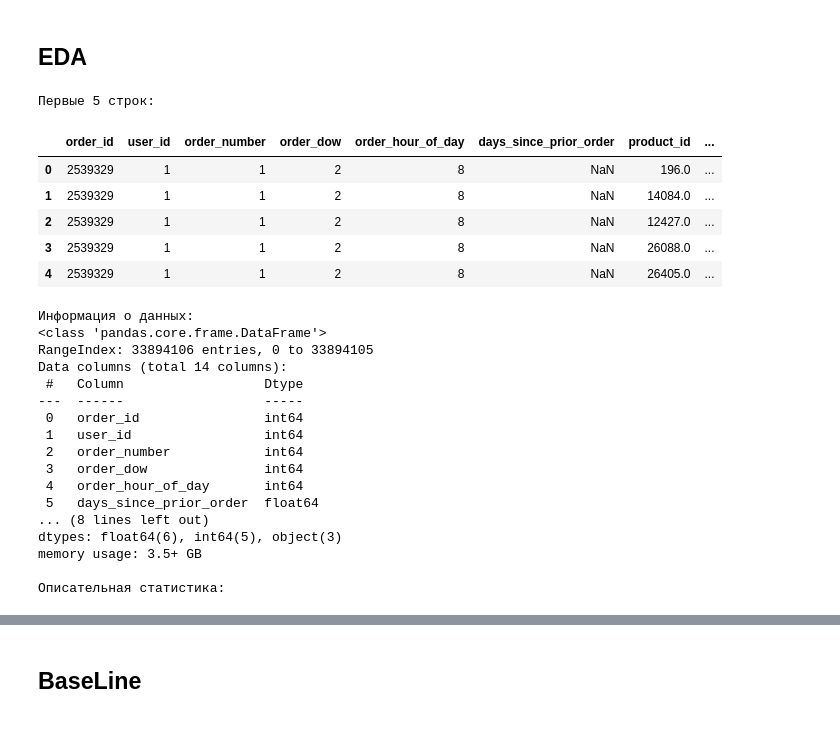
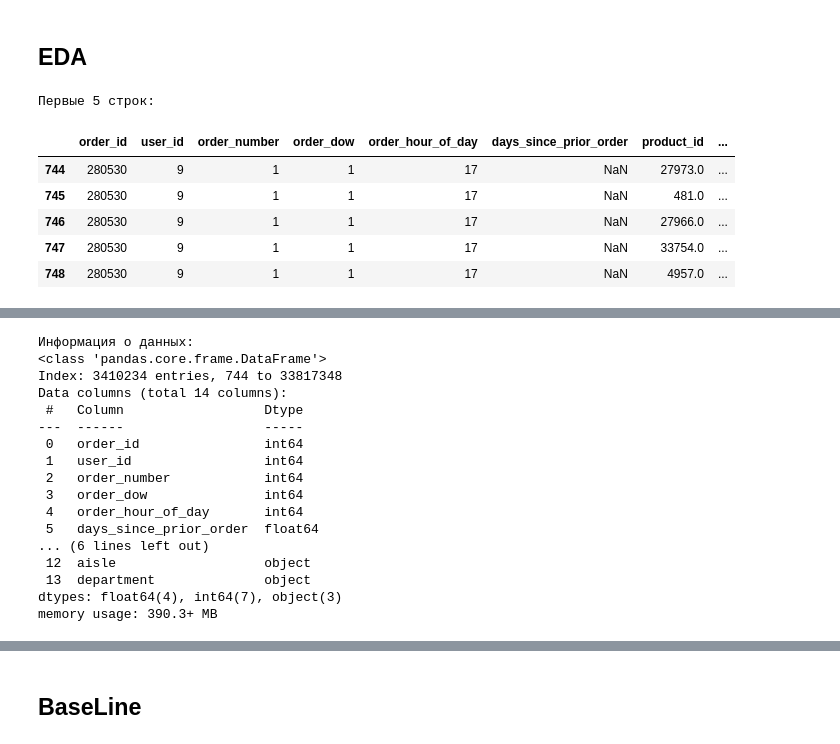
Before and after one commit to dpGorbunov/mfdp, a Jupyter notebook: Урок 4. Формулируем задачу в терминах ML.ipynb, the cells around one changed output, grey strips where cells are left out. Drawn from its saved outputs; the diff is of its cells as text; code cells hidden in the pictures.

```diff
--- a/Урок 4. Формулируем задачу в терминах ML.ipynb
+++ b/Урок 4. Формулируем задачу в терминах ML.ipynb
@@ -163,4 +109,7 @@ departments.head(5)
 # %%
+import pandas as pd
+import numpy as np
+
 # 1. Объединяем информацию о товарах в заказах
 combined_orders_products = pd.concat(
     [order_products__prior, order_products__train],
@@ -184,7 +133,7 @@ print("Потенциальные дубликаты после объедине
       duplicates.sum())
 
 # 3. Добавляем информацию о продуктах
-merged_data = merged_data.merge(products, on='product_id', how='left')
+merged_data = merged_data.merge(products, on='product_id', how='inner')
 
 # Проверка уникальности связки order + product
 print("Дубликаты после добавления продуктов:",
@@ -212,7 +161,19 @@ print("Итоговое количество дубликатов:", final_dupli
 
 merged_data = merged_data.drop(['eval_set'], axis=1)
 
-df = merged_data
+
+# Выбираем 10% случайных пользователей
+unique_users = merged_data['user_id'].dropna().unique()
+selected_users = np.random.choice(
+    unique_users,
+    size=int(len(unique_users) * 0.1),
+    replace=False
+)
+
+# Фильтруем финальный датафрейм
+merged_data_10 = merged_data[merged_data['user_id'].isin(selected_users)]
+
+df = merged_data_10
 # %% [output]
 Дубликаты в объединенных заказах: 0
 Логические дубликаты (order_id + product_id): 0
@@ -283,33 +235,12 @@ sns.set_palette("husl")
 # %%
-# 1. Общая информация о данных
+# 1. Первичный осмотр данных
 print("Первые 5 строк:")
-display(df.head())
-print("\nИнформация о данных:")
-df.info()
-print("\nОписательная статистика:")
-display(df.describe(include='all'))
+df.head()
 # %% [output]
 Первые 5 строк:
 |  | order_id | user_id | order_number | order_dow | order_hour_of_day | days_since_prior_order | product_id | ... |
-| 0 | 2539329 | 1 | 1 | 2 | 8 | NaN | 196.0 | ... |
-| 1 | 2539329 | 1 | 1 | 2 | 8 | NaN | 14084.0 | ... |
-| 2 | 2539329 | 1 | 1 | 2 | 8 | NaN | 12427.0 | ... |
-| 3 | 2539329 | 1 | 1 | 2 | 8 | NaN | 26088.0 | ... |
-| 4 | 2539329 | 1 | 1 | 2 | 8 | NaN | 26405.0 | ... |
+| 744 | 280530 | 9 | 1 | 1 | 17 | NaN | 27973.0 | ... |
+| 745 | 280530 | 9 | 1 | 1 | 17 | NaN | 481.0 | ... |
+| 746 | 280530 | 9 | 1 | 1 | 17 | NaN | 27966.0 | ... |
+| 747 | 280530 | 9 | 1 | 1 | 17 | NaN | 33754.0 | ... |
+| 748 | 280530 | 9 | 1 | 1 | 17 | NaN | 4957.0 | ... |
-Информация о данных:
-<class 'pandas.core.frame.DataFrame'>
-RangeIndex: 33894106 entries, 0 to 33894105
-Data columns (total 14 columns):
- #   Column                  Dtype
----  ------                  -----
- 0   order_id                int64
- 1   user_id                 int64
- 2   order_number            int64
- 3   order_dow               int64
- 4   order_hour_of_day       int64
- 5   days_since_prior_order  float64
-... (8 lines left out)
-dtypes: float64(6), int64(5), object(3)
-memory usage: 3.5+ GB
-
-Описательная статистика:
@@ -333,0 +247,21 @@ plt.show()
+# %%
+print("\nИнформация о данных:")
+df.info()
+# %% [output]
+Информация о данных:
+<class 'pandas.core.frame.DataFrame'>
+Index: 3410234 entries, 744 to 33817348
+Data columns (total 14 columns):
+ #   Column                  Dtype
+---  ------                  -----
+ 0   order_id                int64
+ 1   user_id                 int64
+ 2   order_number            int64
+ 3   order_dow               int64
+ 4   order_hour_of_day       int64
+ 5   days_since_prior_order  float64
+... (6 lines left out)
+ 12  aisle                   object
+ 13  department              object
+dtypes: float64(4), int64(7), object(3)
+memory usage: 390.3+ MB
```
Also changed, not shown: parts of 57 cells of this notebook, 1 other file.
